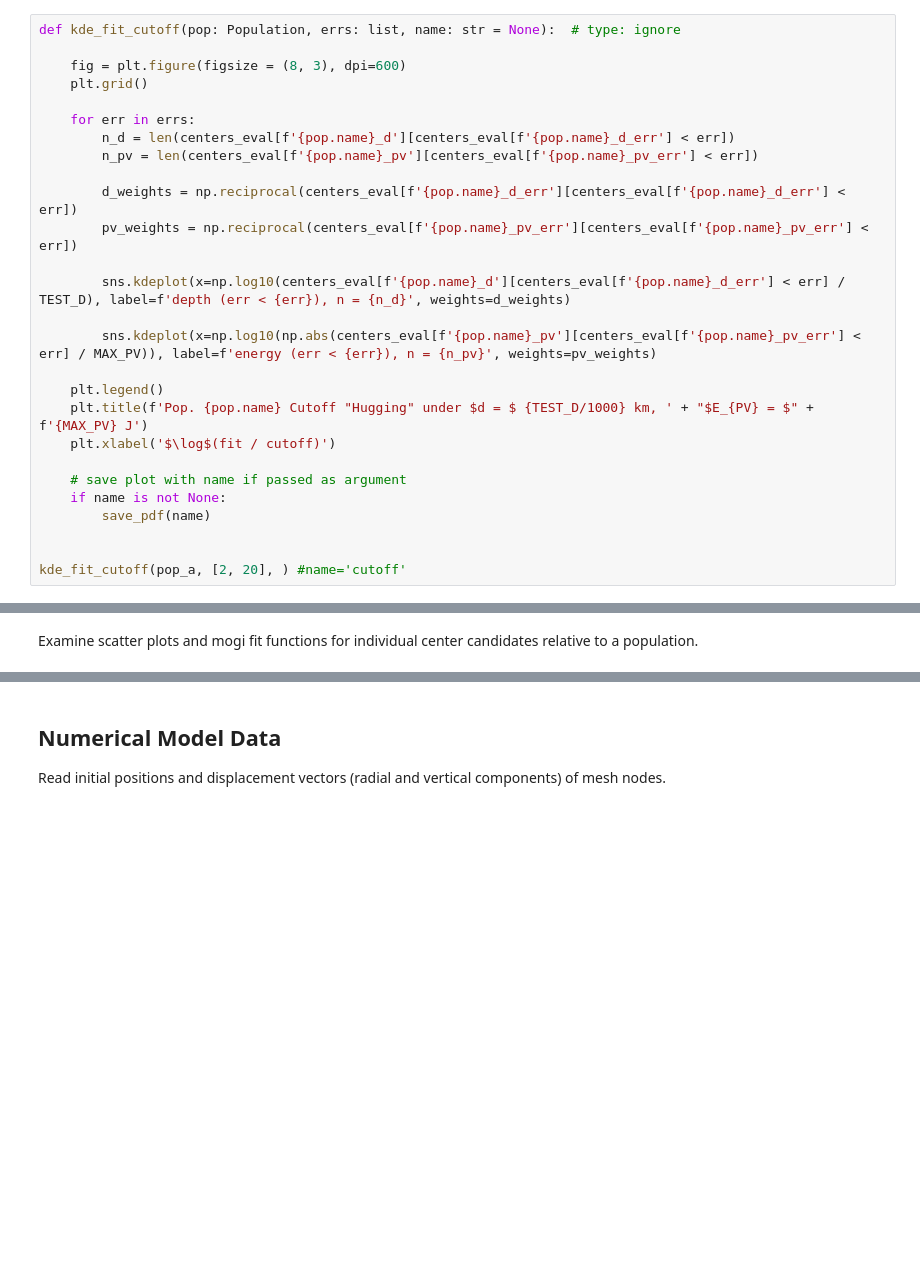
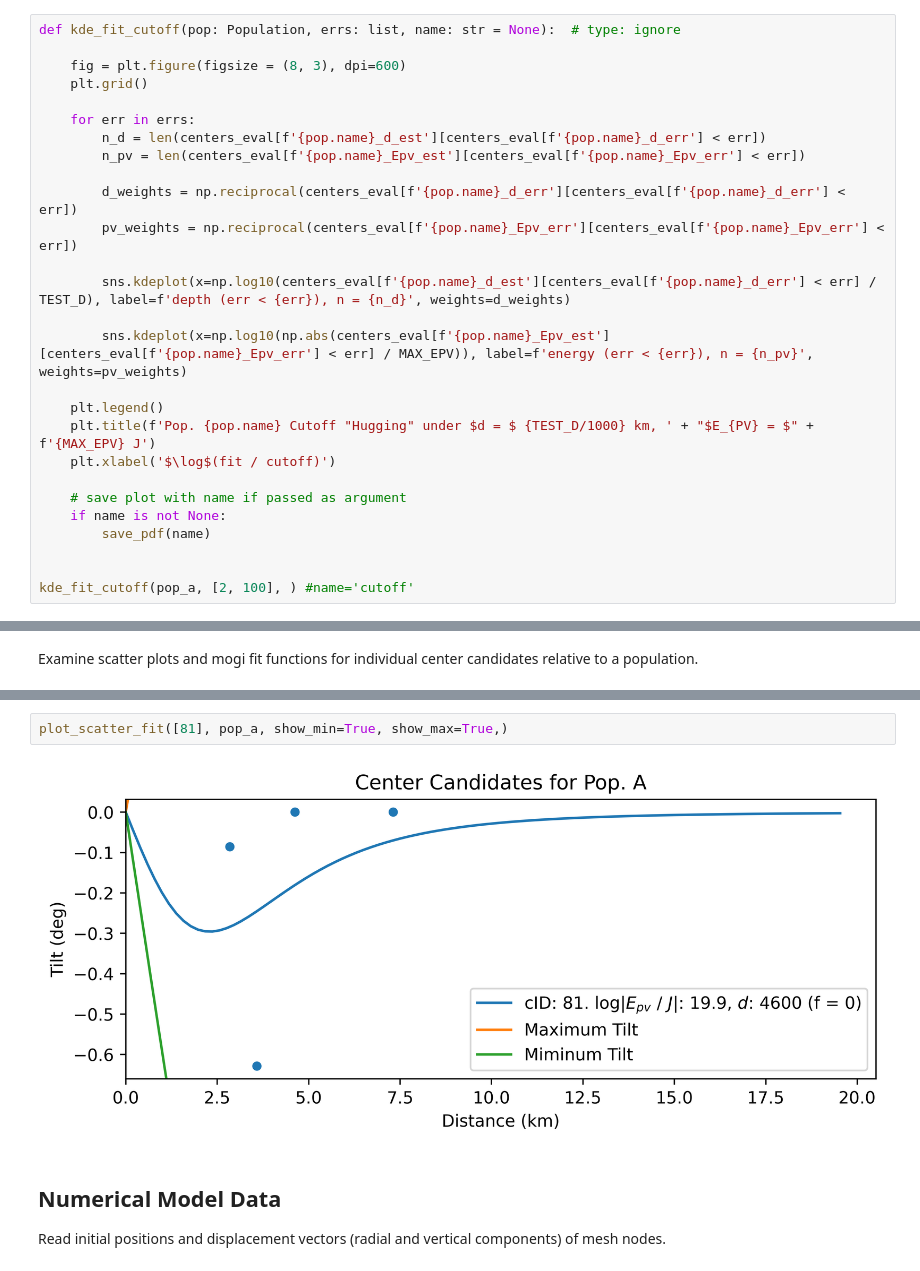
Before and after one commit to hernypeterson/thesis, a Jupyter notebook: code.ipynb, the cells around one changed output, grey strips where cells are left out. Cells and saved outputs as stored; diff of their text form; blank space fills up the shorter version.

```diff
--- a/code.ipynb
+++ b/code.ipynb
@@ -450,18 +439,18 @@ def kde_fit_cutoff(pop: Population, errs: list, name: str = None):  # type: igno
     plt.grid()
 
     for err in errs:
-        n_d = len(centers_eval[f'{pop.name}_d'][centers_eval[f'{pop.name}_d_err'] < err])
-        n_pv = len(centers_eval[f'{pop.name}_pv'][centers_eval[f'{pop.name}_pv_err'] < err])
+        n_d = len(centers_eval[f'{pop.name}_d_est'][centers_eval[f'{pop.name}_d_err'] < err])
+        n_pv = len(centers_eval[f'{pop.name}_Epv_est'][centers_eval[f'{pop.name}_Epv_err'] < err])
 
         d_weights = np.reciprocal(centers_eval[f'{pop.name}_d_err'][centers_eval[f'{pop.name}_d_err'] < err])
-        pv_weights = np.reciprocal(centers_eval[f'{pop.name}_pv_err'][centers_eval[f'{pop.name}_pv_err'] < err])
+        pv_weights = np.reciprocal(centers_eval[f'{pop.name}_Epv_err'][centers_eval[f'{pop.name}_Epv_err'] < err])
 
-        sns.kdeplot(x=np.log10(centers_eval[f'{pop.name}_d'][centers_eval[f'{pop.name}_d_err'] < err] / TEST_D), label=f'depth (err < {err}), n = {n_d}', weights=d_weights)
+        sns.kdeplot(x=np.log10(centers_eval[f'{pop.name}_d_est'][centers_eval[f'{pop.name}_d_err'] < err] / TEST_D), label=f'depth (err < {err}), n = {n_d}', weights=d_weights)
 
-        sns.kdeplot(x=np.log10(np.abs(centers_eval[f'{pop.name}_pv'][centers_eval[f'{pop.name}_pv_err'] < err] / MAX_PV)), label=f'energy (err < {err}), n = {n_pv}', weights=pv_weights)
+        sns.kdeplot(x=np.log10(np.abs(centers_eval[f'{pop.name}_Epv_est'][centers_eval[f'{pop.name}_Epv_err'] < err] / MAX_EPV)), label=f'energy (err < {err}), n = {n_pv}', weights=pv_weights)
 
     plt.legend()
-    plt.title(f'Pop. {pop.name} Cutoff "Hugging" under $d = $ {TEST_D/1000} km, ' + "$E_{PV} = $" + f'{MAX_PV} J')
+    plt.title(f'Pop. {pop.name} Cutoff "Hugging" under $d = $ {TEST_D/1000} km, ' + "$E_{PV} = $" + f'{MAX_EPV} J')
     plt.xlabel('$\log$(fit / cutoff)')
 
     # save plot with name if passed as argument
@@ -469,5 +458,5 @@ def kde_fit_cutoff(pop: Population, errs: list, name: str = None):  # type: igno
         save_pdf(name)
 
 
-kde_fit_cutoff(pop_a, [2, 20], ) #name='cutoff'
+kde_fit_cutoff(pop_a, [2, 100], ) #name='cutoff'
 # %% [output]
@@ -518,3 +511,7 @@ plot_scatter_fit([81, 102, 103], pop_a, show_min=True, show_max=True,) # name='s
+# %%
+plot_scatter_fit([81], pop_a, show_min=True, show_max=True,)
+# %% [output]
+[figure, added]
 # %% [markdown]
 ## Numerical Model Data
 
```
Also changed, not shown: parts of 27 cells of this notebook, 1 other file.
